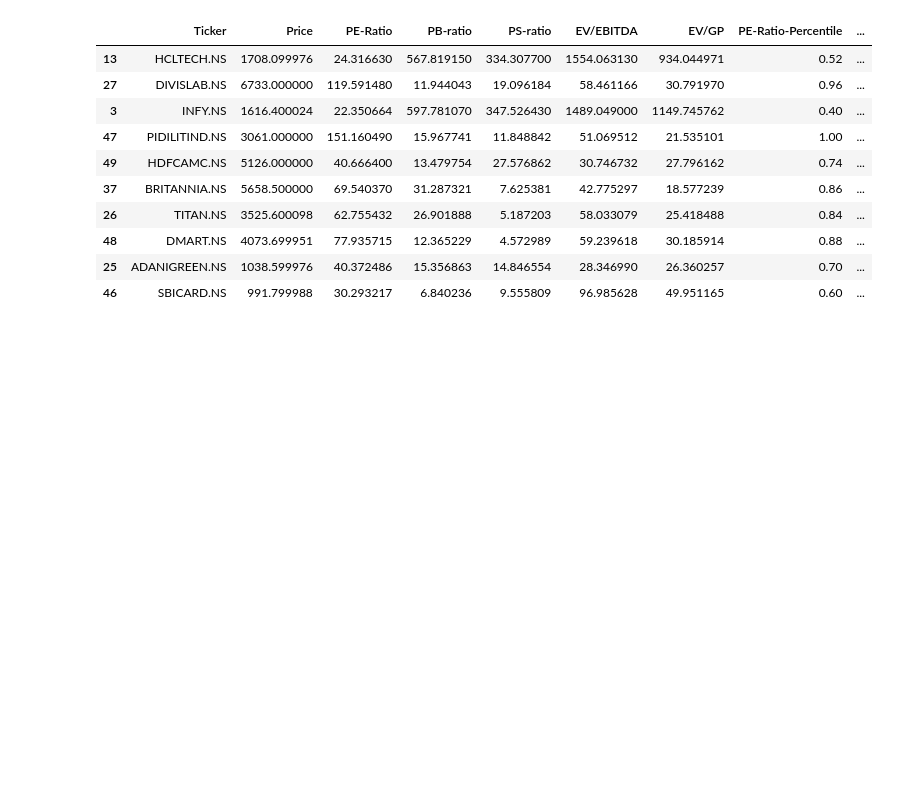
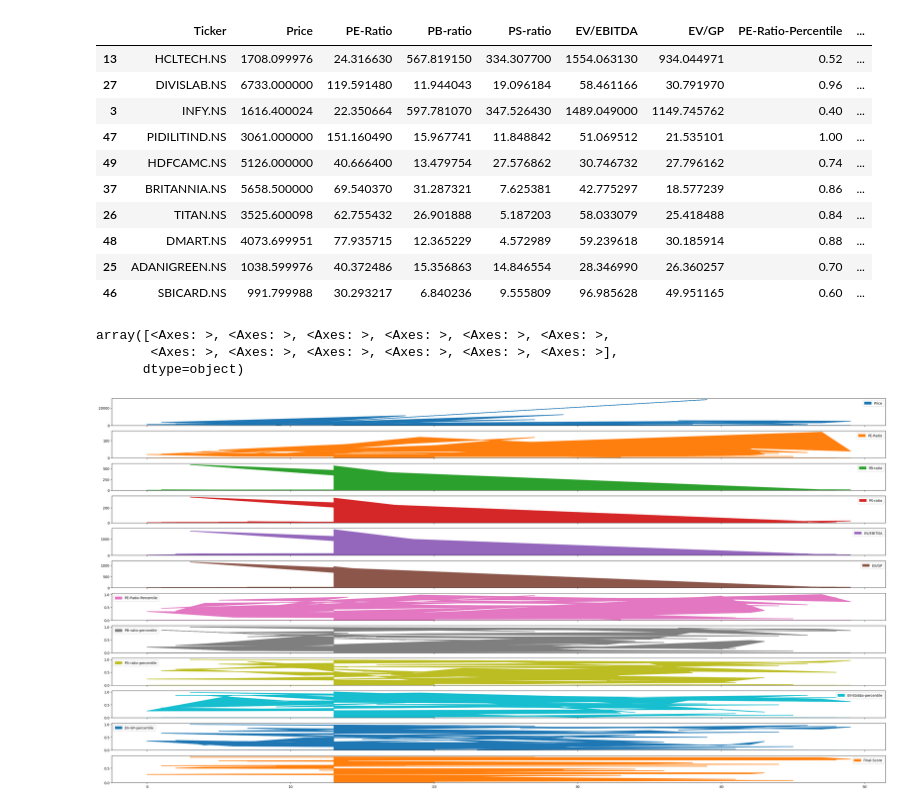
Before and after one commit to panda-eye-dev/STOCK-PORTFOLIO-ANALYSIS, a Jupyter notebook: value_investing.ipynb, the cells around one changed output. Cells and saved outputs as stored; diff of their text form; code cells hidden in the pictures; blank space fills up the shorter version.

```diff
--- a/value_investing.ipynb
+++ b/value_investing.ipynb
@@ -172,3 +166,13 @@ df.head(10)
 | 48 | DMART.NS | 4073.699951 | 77.935715 | 12.365229 | 4.572989 | 59.239618 | 30.185914 | 0.88 | ... |
 | 25 | ADANIGREEN.NS | 1038.599976 | 40.372486 | 15.356863 | 14.846554 | 28.346990 | 26.360257 | 0.70 | ... |
 | 46 | SBICARD.NS | 991.799988 | 30.293217 | 6.840236 | 9.555809 | 96.985628 | 49.951165 | 0.60 | ... |
+# %%
+import matplotlib
+
+axs = df.plot.area(figsize=(40,20), subplots=True)
+axs
+# %% [output]
+array([<Axes: >, <Axes: >, <Axes: >, <Axes: >, <Axes: >, <Axes: >,
+       <Axes: >, <Axes: >, <Axes: >, <Axes: >, <Axes: >, <Axes: >],
+      dtype=object)
+[figure, added]
```
Also changed, not shown: parts of 4 cells of this notebook, 2 other files.
